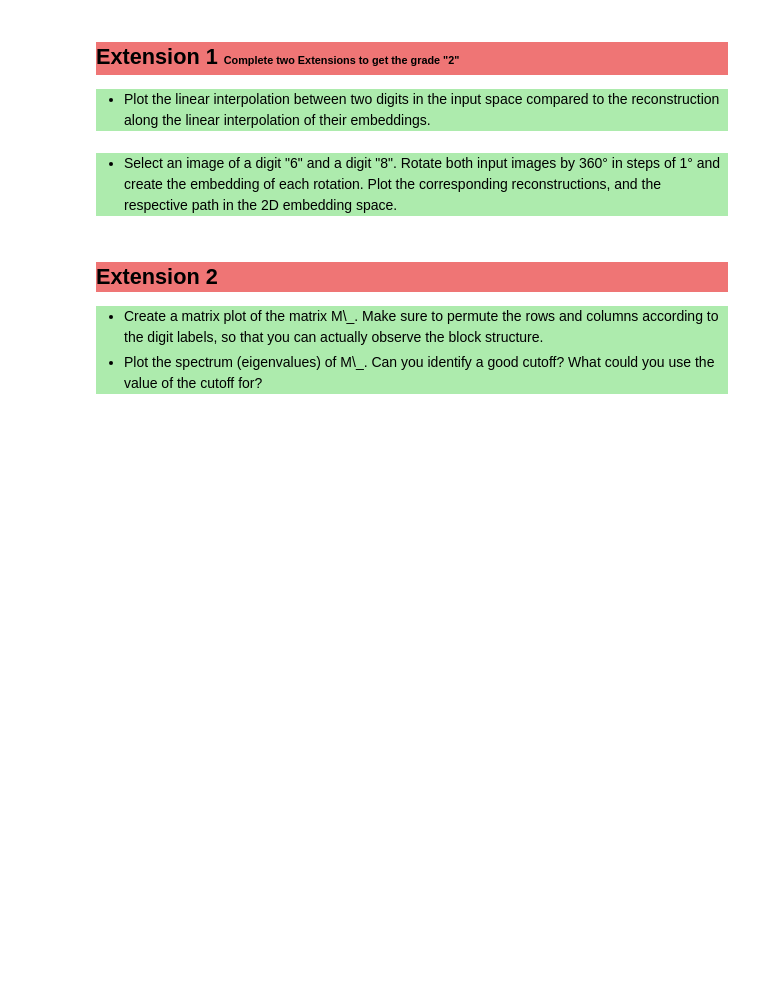
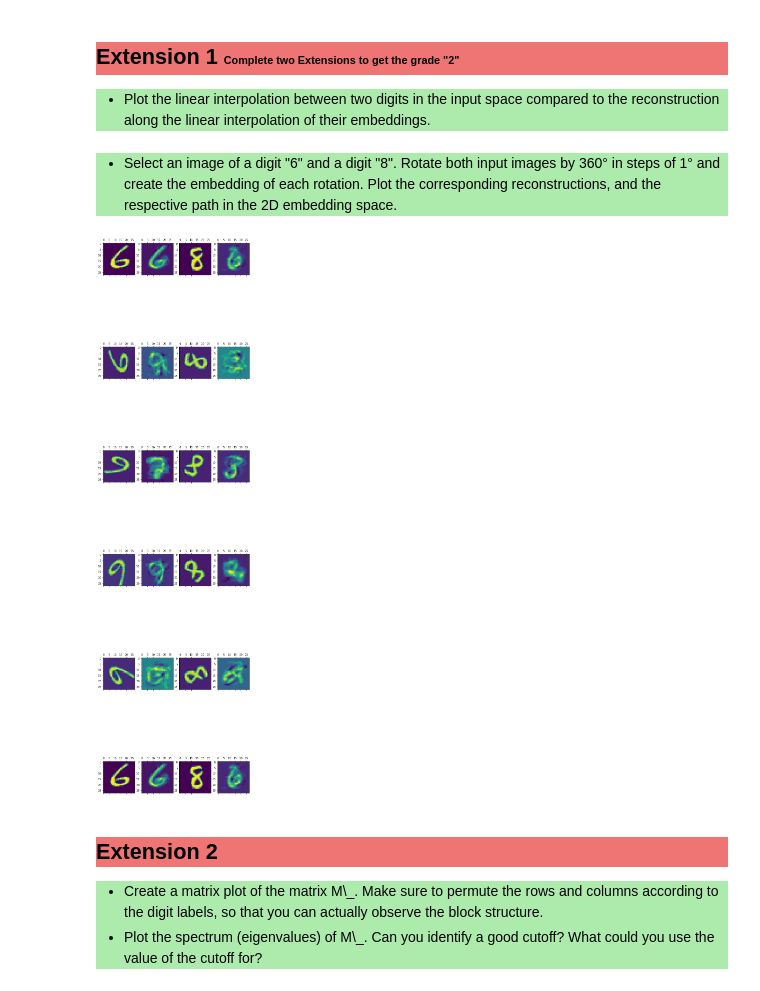
Before and after one commit to SimiPro/slt-exercises, a Jupyter notebook: slt-ce-1.ipynb, the cells around one changed output. Cells and saved outputs as stored; diff of their text form; code cells hidden in the pictures; blank space fills up the shorter version.

```diff
--- a/slt-ce-1.ipynb
+++ b/slt-ce-1.ipynb
@@ -362,6 +464,23 @@ Extension 1
         Plot the linear interpolation between two digits in the input space compared to the reconstruction along the linear interpolation of their embeddings.
         </li>
     </ul>
+# %%
+from scipy import interpolate
+
+grid = np.linspace(0,27, 28)
+
+digit_8 = mnist.test.images[181].reshape(28,28)
+digit_6 = mnist.test.images[161].reshape(28,28)
+
+
+
+embedded_digit_8 = myLLE_.transform(digit_8.reshape(1,-1))
+reconstructed_digit_8 = myLLE_.inverse_transform(embedded_digit_8)
+
+embedded_digit_6 = myLLE_.transform(digit_6.reshape(1,-1))
+reconstructed_digit_6 = myLLE_.inverse_transform(embedded_digit_6)
+
+interpolate(grid, grid, )
 # %% [markdown]
 <ul style="background-color:#adebad;">
         <li>
@@ -370,6 +489,49 @@ Extension 1
         Plot the corresponding reconstructions, and the respective path in the 2D embedding space.
         </li>
     </ul>
+# %%
+from scipy import ndimage
+
+def rotate(image, angle):
+    return ndimage.rotate(image, angle, reshape=False)
+
+
+digit_8 = mnist.test.images[181].reshape(28,28)
+digit_6 = mnist.test.images[161].reshape(28,28)
+
+
+rotations = np.linspace(0, 360, int(360/60)).astype(np.int32)
+fig, axs = plt.subplots(len(rotations), 4)
+
+errors = np.zeros((len(rotations), 2))
+
+for i, each_grad in enumerate(rotations):
+    rotated_img_6 = rotate(digit_6, each_grad)
+    rotated_img_8 = rotate(digit_8, each_grad)
+
+
+    embedded_digit_6 = myLLE_.transform(rotated_img_6.reshape(1,-1))
+    reconstructed_digit_6 = myLLE_.inverse_transform(embedded_digit_6)
+
+    embedded_digit_8 = myLLE_.transform(rotated_img_8.reshape(1,-1))
+    reconstructed_digit_8 = myLLE_.inverse_transform(embedded_digit_8)
+
+
+    errors[i,0] = mse(digit_6.reshape(1,-1), reconstructed_digit_6)
+    errors[i,1] = mse(digit_8.reshape(1,-1), reconstructed_digit_8)
+
+
+    axs[i,0].matshow(rotated_img_6.reshape(28,28))
+    axs[i,1].matshow(reconstructed_digit_6.reshape(28,28))
+
+    axs[i,2].matshow(rotated_img_8.reshape(28,28))
+    axs[i,3].matshow(reconstructed_digit_8.reshape(28,28))
+
+
+fig.set_size_inches(10, 40)
+fig.subplots_adjust(hspace=1)
+# %% [output]
+[figure, added]
 # %% [markdown]
 <h2 style="background-color:#ef7575;"> Extension 2 </h2>
 
```
Also changed, not shown: parts of 10 cells of this notebook.
